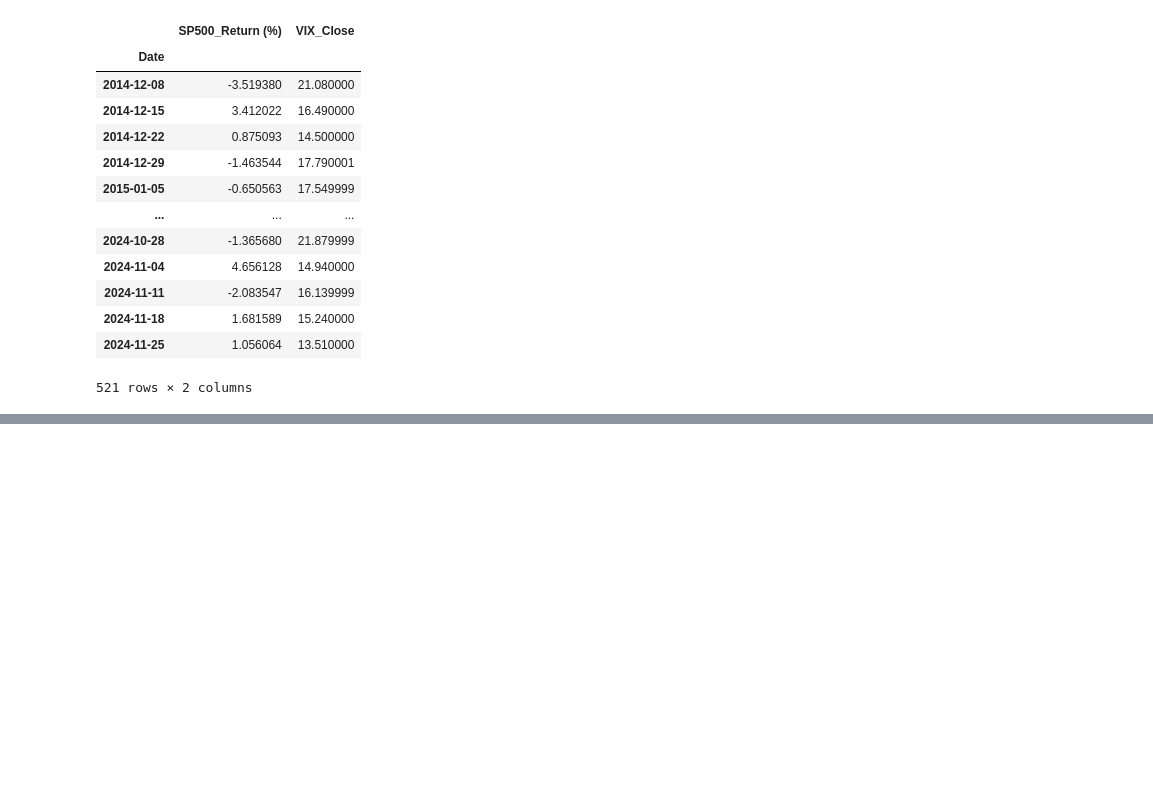
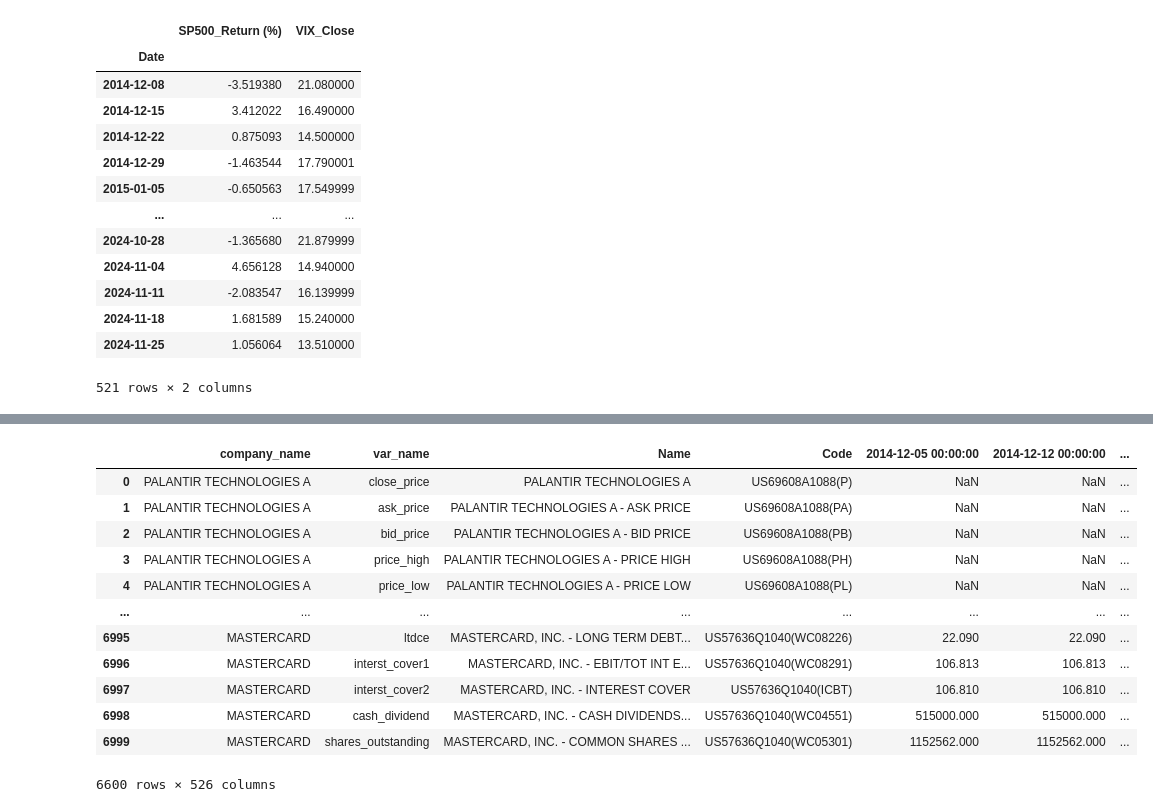
Before and after one commit to kaki1995/Project_Applying-AI-and-Large-Language-Models-in-Stock-Investment, a Jupyter notebook: Campus Challenge.ipynb, the cells around one changed output, grey strips where cells are left out. Saved outputs shown, nothing was run; the diff lists cells and outputs as text; code cells hidden in the pictures; blank space fills up the shorter version.

```diff
--- a/Campus Challenge.ipynb
+++ b/Campus Challenge.ipynb
@@ -70,0 +123,21 @@ sp500_vix
+# %%
+# Step 1: delete data before December 2024 to align with the index data
+
+# Define the date range
+start_date = "2014-01-10 00:00:00"
+end_date = "2014-11-28 00:00:00"
+
+# Separate datetime columns
+datetime_cols = pd.to_datetime(df.columns[2:], format="%Y-%m-%d %H:%M:%S", errors='coerce')
+
+# Filter columns outside the specified date range
+columns_to_keep = ~datetime_cols.to_series().between(start_date, end_date)
+
+# Keep only the non-datetime columns and filtered datetime columns
+df = df.iloc[:, :2].join(df.iloc[:, 2:].loc[:, columns_to_keep])
+
+# Reconstruct the column names: combine non-datetime and filtered datetime columns
+#df.columns = list(df.columns[:2]) + list(datetime_cols[columns_to_keep])
+
+# Display the resulting DataFrame
+df.head()
@@ -70,0 +205,11 @@ sp500_vix
+# %%
+# Step 3: identify and count #ERROR occurrences:
+
+# Filter rows where the 'Name' column contains '#ERROR'
+error_rows = df[df['Name'] == '#ERROR']
+
+# Group by 'var_name' and count occurrences of '#ERROR'
+error_counts = error_rows.groupby('var_name').size().reset_index(name='error_count')
+
+# View the result
+error_counts
@@ -70,0 +229,25 @@ sp500_vix
+# %%
+# Step 4: drop variables with error_count > 60 (30%) for all companies
+
+# Identify variables with error_count > 60
+variables_to_drop = error_counts[error_counts['error_count'] > 60]['var_name']
+
+# Drop these variables from the dataset
+df = df[~df['var_name'].isin(variables_to_drop)]
+
+# View the updated DataFrame
+df                         # Two variables(inventory_turnover and net_operating_income) are dropped at this stage
+# %% [output]
+|  | company_name | var_name | Name | Code | 2014-12-05 00:00:00 | 2014-12-12 00:00:00 | ... |
+| 0 | PALANTIR TECHNOLOGIES A | close_price | PALANTIR TECHNOLOGIES A | US69608A1088(P) | NaN | NaN | ... |
+| 1 | PALANTIR TECHNOLOGIES A | ask_price | PALANTIR TECHNOLOGIES A - ASK PRICE | US69608A1088(PA) | NaN | NaN | ... |
+| 2 | PALANTIR TECHNOLOGIES A | bid_price | PALANTIR TECHNOLOGIES A - BID PRICE | US69608A1088(PB) | NaN | NaN | ... |
+| 3 | PALANTIR TECHNOLOGIES A | price_high | PALANTIR TECHNOLOGIES A - PRICE HIGH | US69608A1088(PH) | NaN | NaN | ... |
+| 4 | PALANTIR TECHNOLOGIES A | price_low | PALANTIR TECHNOLOGIES A - PRICE LOW | US69608A1088(PL) | NaN | NaN | ... |
+| ... | ... | ... | ... | ... | ... | ... | ... |
+| 6995 | MASTERCARD | ltdce | MASTERCARD, INC. - LONG TERM DEBT... | US57636Q1040(WC08226) | 22.090 | 22.090 | ... |
+| 6996 | MASTERCARD | interst_cover1 | MASTERCARD, INC. - EBIT/TOT INT E... | US57636Q1040(WC08291) | 106.813 | 106.813 | ... |
+| 6997 | MASTERCARD | interst_cover2 | MASTERCARD, INC. - INTEREST COVER | US57636Q1040(ICBT) | 106.810 | 106.810 | ... |
+| 6998 | MASTERCARD | cash_dividend | MASTERCARD, INC. - CASH DIVIDENDS... | US57636Q1040(WC04551) | 515000.000 | 515000.000 | ... |
+| 6999 | MASTERCARD | shares_outstanding | MASTERCARD, INC. - COMMON SHARES ... | US57636Q1040(WC05301) | 1152562.000 | 1152562.000 | ... |
+6600 rows × 526 columns
```
Also changed, not shown: parts of 21 cells of this notebook.
